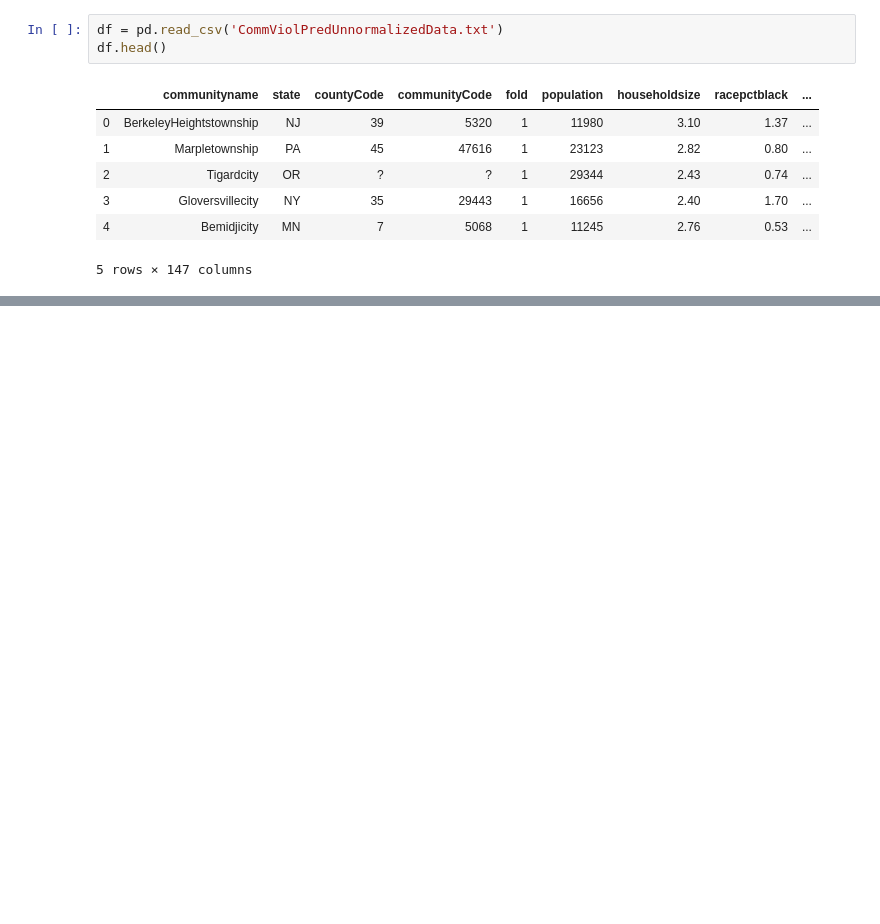
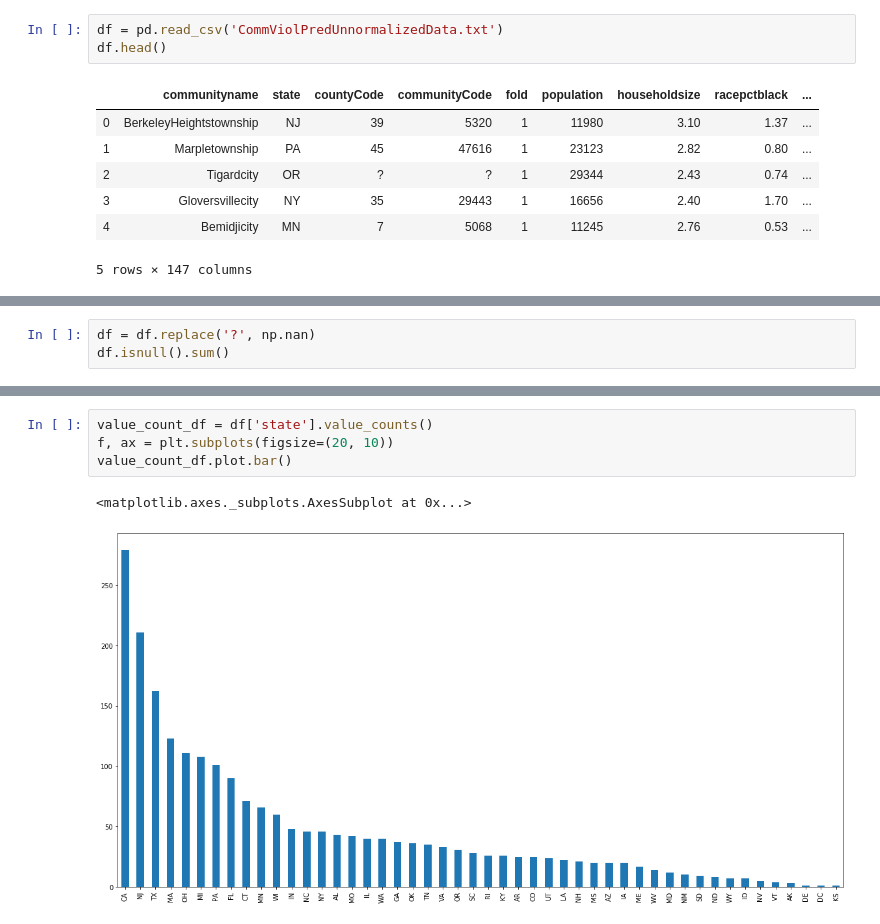
Before and after one commit to PacktWorkshops/The-Statistics-and-Calculus-with-Python-Workshop, a Jupyter notebook: Chapter03/Communities_and_Crimes.ipynb, the cells around one changed output, grey strips where cells are left out. Cells and saved outputs as stored; diff of their text form; blank space fills up the shorter version.

```diff
--- a/Chapter03/Communities_and_Crimes.ipynb
+++ b/Chapter03/Communities_and_Crimes.ipynb
@@ -14,0 +24,3 @@ df.head()
+# %%
+df = df.replace('?', np.nan)
+df.isnull().sum()
@@ -14,0 +68,7 @@ df.head()
+# %%
+value_count_df = df['state'].value_counts()
+f, ax = plt.subplots(figsize=(20, 10))
+value_count_df.plot.bar()
+# %% [output]
+<matplotlib.axes._subplots.AxesSubplot at 0x...>
+[figure, added]
```
Also changed, not shown: parts of 20 cells of this notebook, 3 other files.
